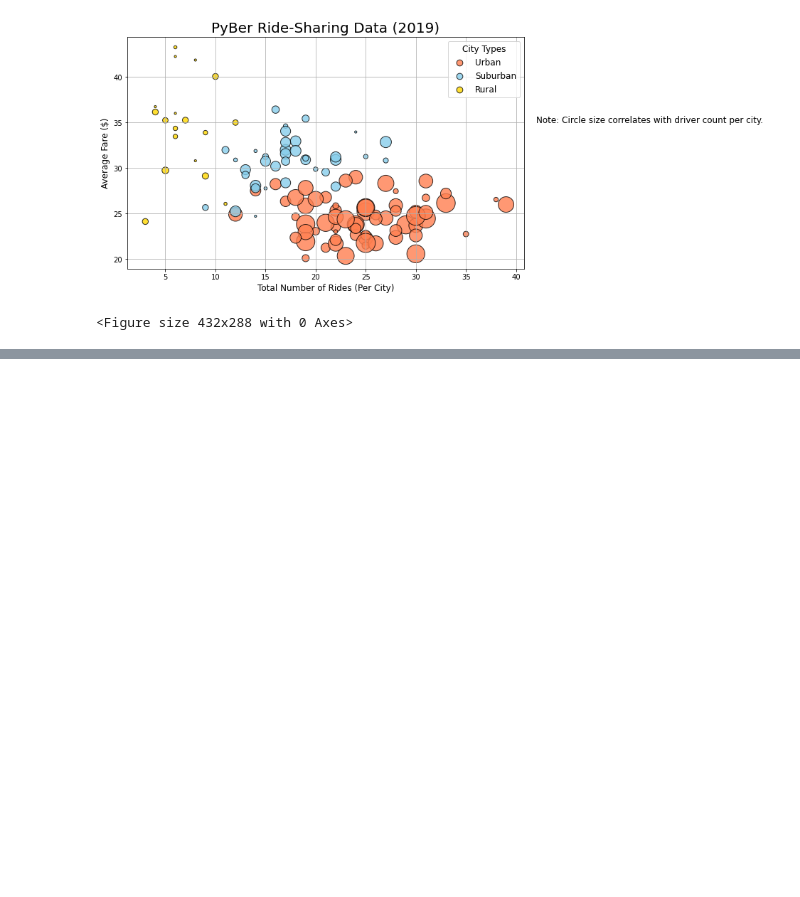
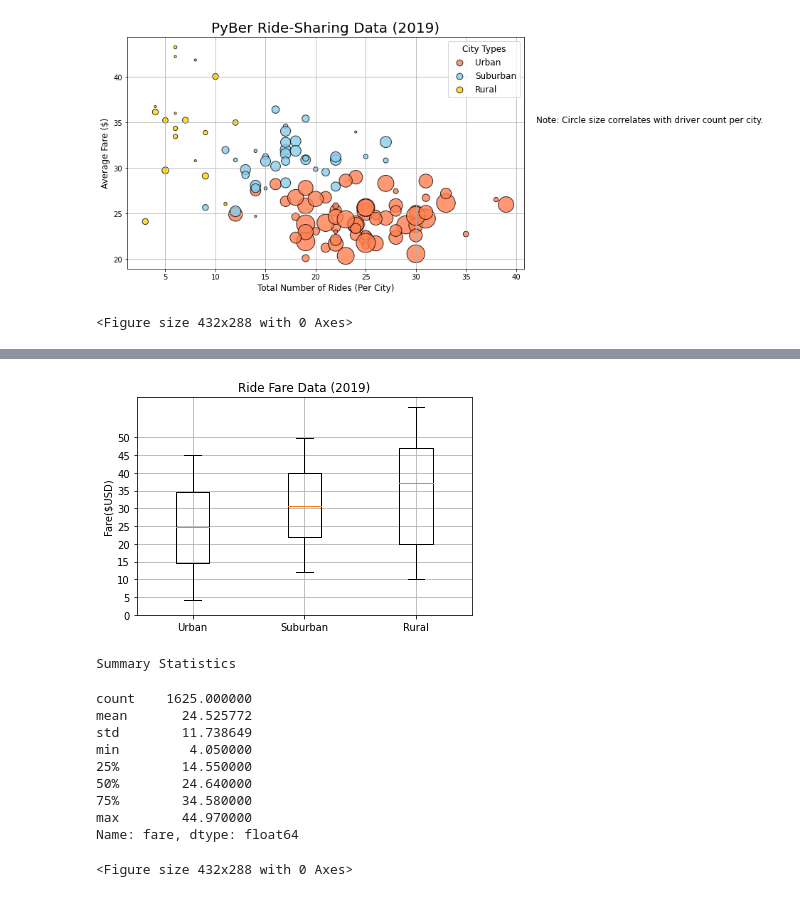
Before and after one commit to Jponce25/PyBer_Analysis, a Jupyter notebook: PyBer.ipynb, the cells around one changed output, grey strips where cells are left out. Saved outputs shown, nothing was run; the diff lists cells and outputs as text; code cells hidden in the pictures; blank space fills up the shorter version.

```diff
--- a/PyBer.ipynb
+++ b/PyBer.ipynb
@@ -293,0 +430,2 @@ plt.savefig("analysis/Fig1.png")
+# %%
+suburban_fares = suburban_cities_df["fare"]
@@ -293,0 +445,2 @@ plt.savefig("analysis/Fig1.png")
+# %%
+rural_fares = rural_cities_df["fare"]
@@ -293,0 +573,28 @@ plt.savefig("analysis/Fig1.png")
+# %%
+# all three city types' Ride Fare Data in one box-and-whisker plot
+x_labels = ["Urban", "Suburban","Rural"]
+ride_fare_data = [urban_fares, suburban_fares, rural_fares]
+fig, ax = plt.subplots()
+ax.boxplot(ride_count_data, labels=x_labels)
+# Add the title, y-axis label and grid.
+ax.set_title('Ride Fare Data (2019)')
+ax.set_ylabel('Fare($USD)')
+ax.set_yticks(np.arange(0, 51, step=5.0))
+ax.grid()
+plt.show()
+print("Summary Statistics")
+plt.savefig("analysis/Fig3.png")
+urban_fares.describe()
+# %% [output]
+[figure, added]
+Summary Statistics
+count    1625.000000
+mean       24.525772
+std        11.738649
+min         4.050000
+25%        14.550000
+50%        24.640000
+75%        34.580000
+max        44.970000
+Name: fare, dtype: float64
+<Figure size 432x288 with 0 Axes>
```
Also changed, not shown: parts of 28 cells of this notebook, 3 other files.
